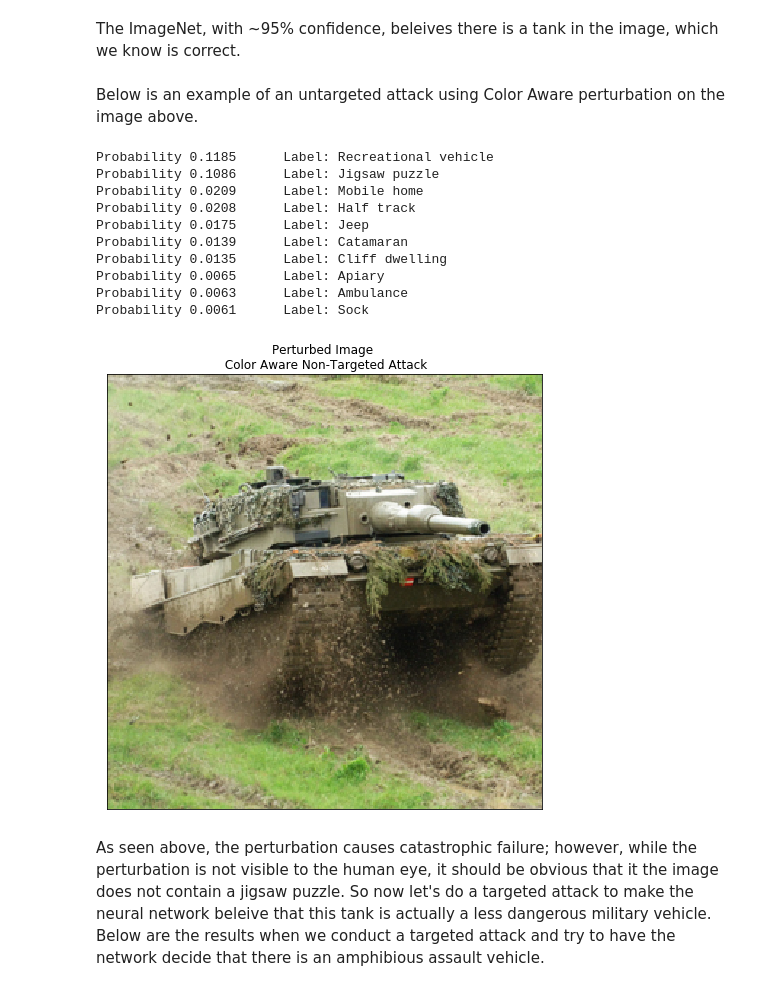
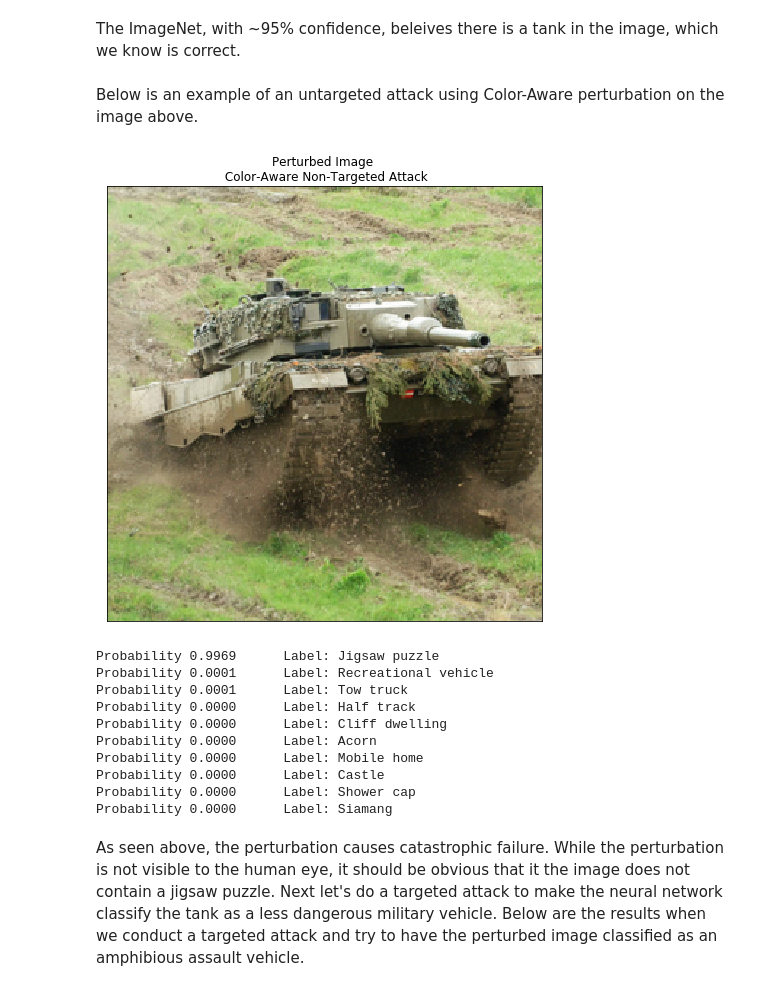
Before and after one commit to rbassett3/Color-and-Edge-Aware-Perturbations, a Jupyter notebook: Color-and-Edge-Aware-Examples.ipynb, the cells around one changed output. Cells and saved outputs as stored; diff of their text form; code cells hidden in the pictures.

```diff
--- a/Color-and-Edge-Aware-Examples.ipynb
+++ b/Color-and-Edge-Aware-Examples.ipynb
@@ -91,10 +91,10 @@ Probability 0.0003      Label: Aircraft carrier
 # %% [markdown]
 The ImageNet, with ~95% confidence, beleives there is a tank in the image, which we know is correct.
 # %% [markdown]
-Below is an example of an untargeted attack using Color Aware perturbation on the image above.
+Below is an example of an untargeted attack using Color-Aware perturbation on the image above.
 # %%
 CA_iterations = 5
-CA_eps = .1
+CA_eps = .18
 current_target = test_label
 
 CA_perturbed_img = pert_rgb(test_img, current_target,
@@ -104,28 +104,29 @@ CA_probs, CA_prob_labels = torch.topk(get_probs(model, CA_perturbed_img),10)
 # %%
 fig, axs = plt.subplots(1,1, figsize = (10,8))
 
 axs.imshow(np.moveaxis(CA_perturbed_img.squeeze(0).cpu().numpy(), 0, -1))
-axs.title.set_text('Perturbed Image \n Color Aware Non-Targeted Attack')
+axs.title.set_text('Perturbed Image \n Color-Aware Non-Targeted Attack')
 axs.set_xticks([])
 axs.set_yticks([])
+plt.show()
 
 for i in range(len(test_img_probs[0])):
     print('Probability %.4f \tLabel: %s ' %
           (CA_probs[0][i], labelDict[CA_prob_labels[0][i].item()].split(",")[0].capitalize()))
 # %% [output]
+[figure, new version]
-Probability 0.1185      Label: Recreational vehicle
-Probability 0.1086      Label: Jigsaw puzzle
-Probability 0.0209      Label: Mobile home
-Probability 0.0208      Label: Half track
-Probability 0.0175      Label: Jeep
-Probability 0.0139      Label: Catamaran
-Probability 0.0135      Label: Cliff dwelling
-Probability 0.0065      Label: Apiary
-Probability 0.0063      Label: Ambulance
-Probability 0.0061      Label: Sock
+Probability 0.9969      Label: Jigsaw puzzle
+Probability 0.0001      Label: Recreational vehicle
+Probability 0.0001      Label: Tow truck
+Probability 0.0000      Label: Half track
+Probability 0.0000      Label: Cliff dwelling
+Probability 0.0000      Label: Acorn
+Probability 0.0000      Label: Mobile home
+Probability 0.0000      Label: Castle
+Probability 0.0000      Label: Shower cap
+Probability 0.0000      Label: Siamang
-[figure, old version]
 # %% [markdown]
-As seen above, the perturbation causes catastrophic failure; however, while the perturbation is not visible to the human eye, it should be obvious that it the image does not contain a jigsaw puzzle.  So now let's do a targeted attack to make the neural network beleive that this tank is actually a less dangerous military vehicle.  Below are the results when we conduct a targeted attack and try to have the network decide that there is an amphibious assault vehicle.
+As seen above, the perturbation causes catastrophic failure. While the perturbation is not visible to the human eye, it should be obvious that it the image does not contain a jigsaw puzzle. Next let's do a targeted attack to make the neural network classify the tank as a less dangerous military vehicle.  Below are the results when we conduct a targeted attack and try to have the perturbed image classified as an amphibious assault vehicle.
 # %%
 CA_iterations = 5
 CA_eps = .1
```
Also changed, not shown: parts of 9 cells of this notebook, 1 other file.
